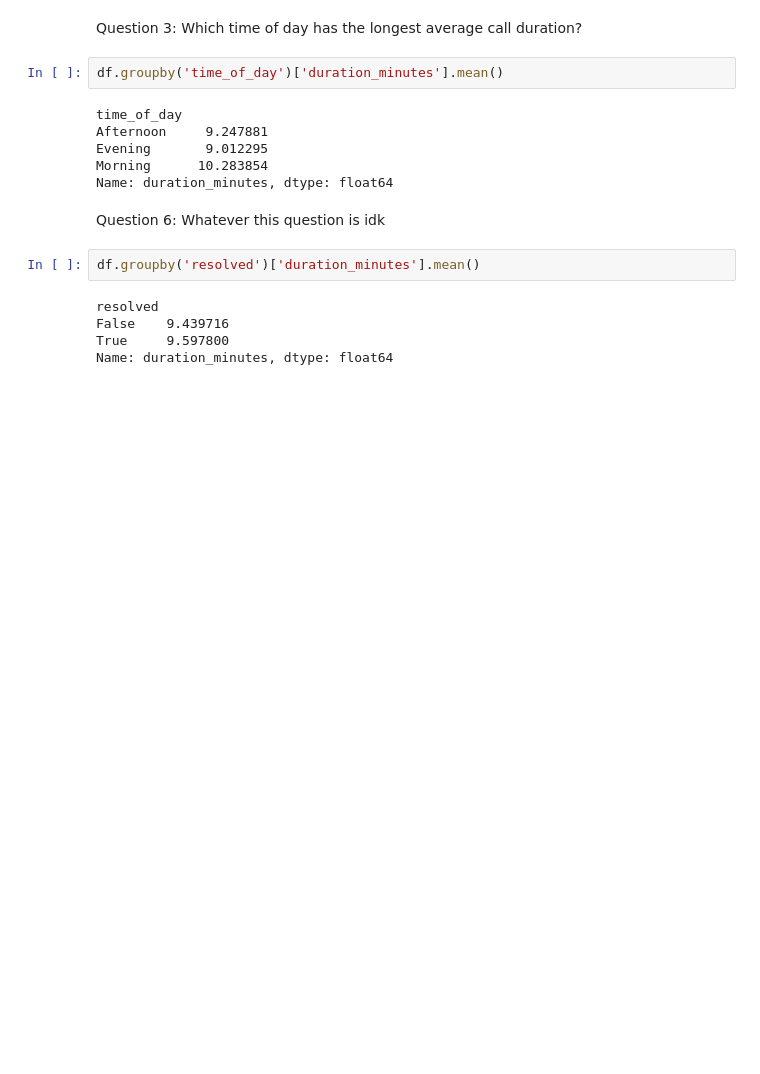
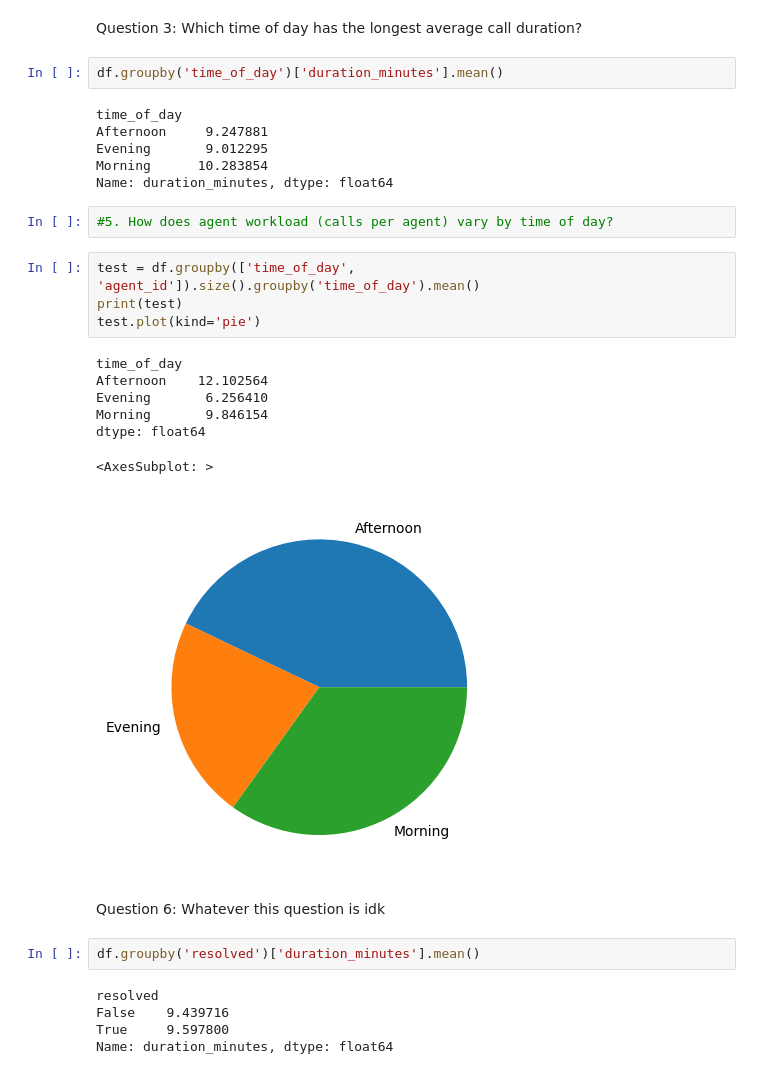
Before and after one commit to LucaLopesAN23SI/Data_Challenge-, a Jupyter notebook: Data.ipynb, the cells around one changed output. Saved outputs shown, nothing was run; the diff lists cells and outputs as text; blank space fills up the shorter version.

```diff
--- a/Data.ipynb
+++ b/Data.ipynb
@@ -64,6 +69,20 @@ Afternoon     9.247881
 Evening       9.012295
 Morning      10.283854
 Name: duration_minutes, dtype: float64
+# %%
+#5. How does agent workload (calls per agent) vary by time of day?
+# %%
+test = df.groupby(['time_of_day', 'agent_id']).size().groupby('time_of_day').mean()
+print(test)
+test.plot(kind='pie')
+# %% [output]
+time_of_day
+Afternoon    12.102564
+Evening       6.256410
+Morning       9.846154
+dtype: float64
+<AxesSubplot: >
+[figure, added]
 # %% [markdown]
 Question 6: Whatever this question is idk
 # %%
```
Also changed, not shown: parts of 5 cells of this notebook.
